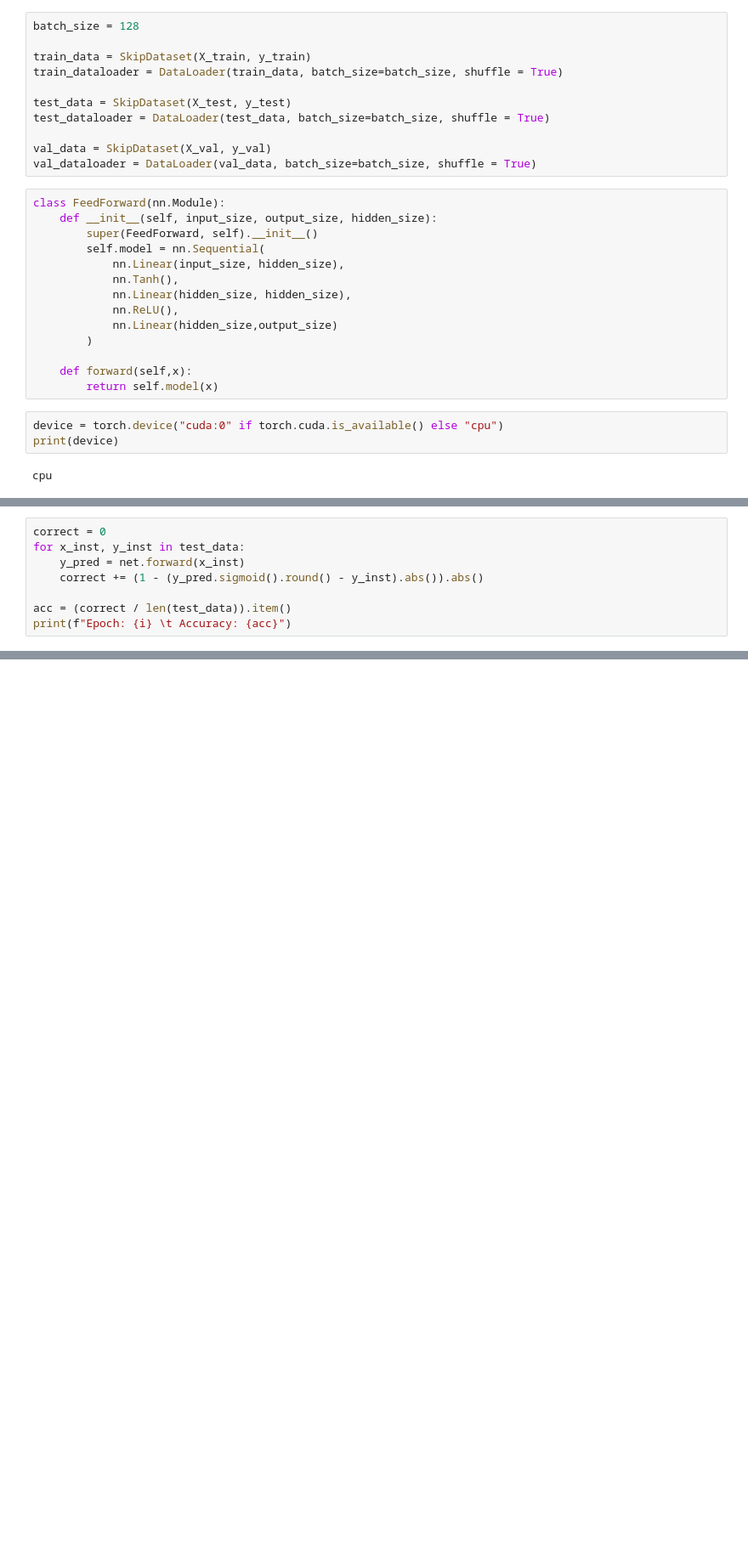
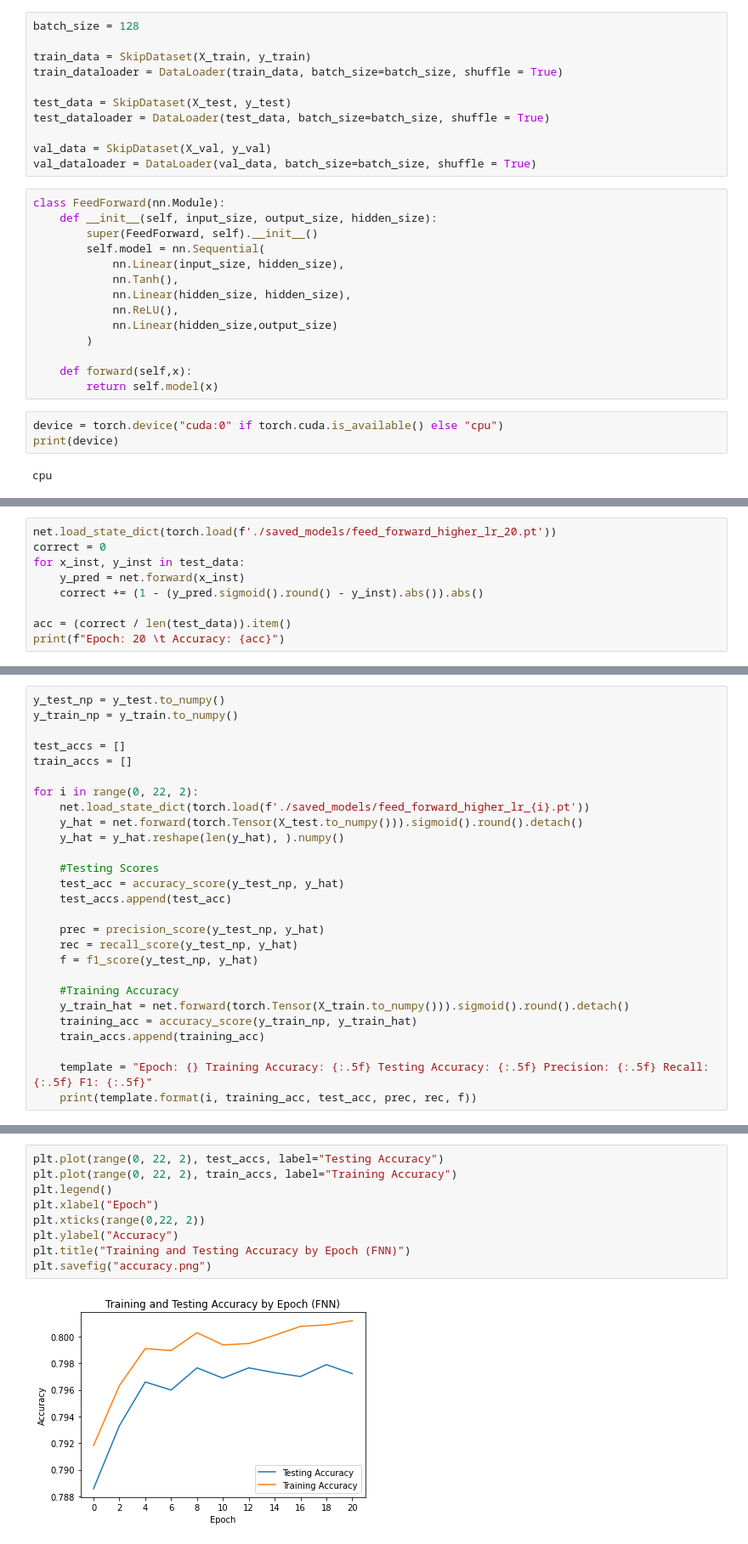
Before and after one commit to liampav3/spotify-skip, a Jupyter notebook: Feed_forward.ipynb, the cells around one changed output, grey strips where cells are left out. Shown: that part at 85% size. Saved outputs shown, nothing was run; the diff lists cells and outputs as text; blank space fills up the shorter version.

```diff
--- a/Feed_forward.ipynb
+++ b/Feed_forward.ipynb
@@ -159,9 +139,10 @@ KeyboardInterrupt:
 # %%
+net.load_state_dict(torch.load(f'./saved_models/feed_forward_higher_lr_20.pt'))
 correct = 0
 for x_inst, y_inst in test_data:
     y_pred = net.forward(x_inst)
     correct += (1 - (y_pred.sigmoid().round() - y_inst).abs()).abs()
 
 acc = (correct / len(test_data)).item()
-print(f"Epoch: {i} \t Accuracy: {acc}")
+print(f"Epoch: 20 \t Accuracy: {acc}")
 # %% [output]
@@ -216,0 +152,27 @@ array([ 1,  1, -1, -1,  1,  1,  1,  1,  1,  1,  1,  1, -1,  1,  1,  1,  1,
+# %%
+y_test_np = y_test.to_numpy()
+y_train_np = y_train.to_numpy()
+
+test_accs = []
+train_accs = []
+
+for i in range(0, 22, 2):
+    net.load_state_dict(torch.load(f'./saved_models/feed_forward_higher_lr_{i}.pt'))
+    y_hat = net.forward(torch.Tensor(X_test.to_numpy())).sigmoid().round().detach()
+    y_hat = y_hat.reshape(len(y_hat), ).numpy()
+
+    #Testing Scores
+    test_acc = accuracy_score(y_test_np, y_hat)
+    test_accs.append(test_acc)
+
+    prec = precision_score(y_test_np, y_hat)
+    rec = recall_score(y_test_np, y_hat)
+    f = f1_score(y_test_np, y_hat)
+
+    #Training Accuracy
+    y_train_hat = net.forward(torch.Tensor(X_train.to_numpy())).sigmoid().round().detach()
+    training_acc = accuracy_score(y_train_np, y_train_hat)
+    train_accs.append(training_acc)
+
+    template = "Epoch: {} Training Accuracy: {:.5f} Testing Accuracy: {:.5f} Precision: {:.5f} Recall: {:.5f} F1: {:.5f}"
+    print(template.format(i, training_acc, test_acc, prec, rec, f))
@@ -216,0 +202,11 @@ array([ 1,  1, -1, -1,  1,  1,  1,  1,  1,  1,  1,  1, -1,  1,  1,  1,  1,
+# %%
+plt.plot(range(0, 22, 2), test_accs, label="Testing Accuracy")
+plt.plot(range(0, 22, 2), train_accs, label="Training Accuracy")
+plt.legend()
+plt.xlabel("Epoch")
+plt.xticks(range(0,22, 2))
+plt.ylabel("Accuracy")
+plt.title("Training and Testing Accuracy by Epoch (FNN)")
+plt.savefig("accuracy.png")
+# %% [output]
+[figure, added]
```
Also changed, not shown: parts of 20 cells of this notebook, 6 other files.
